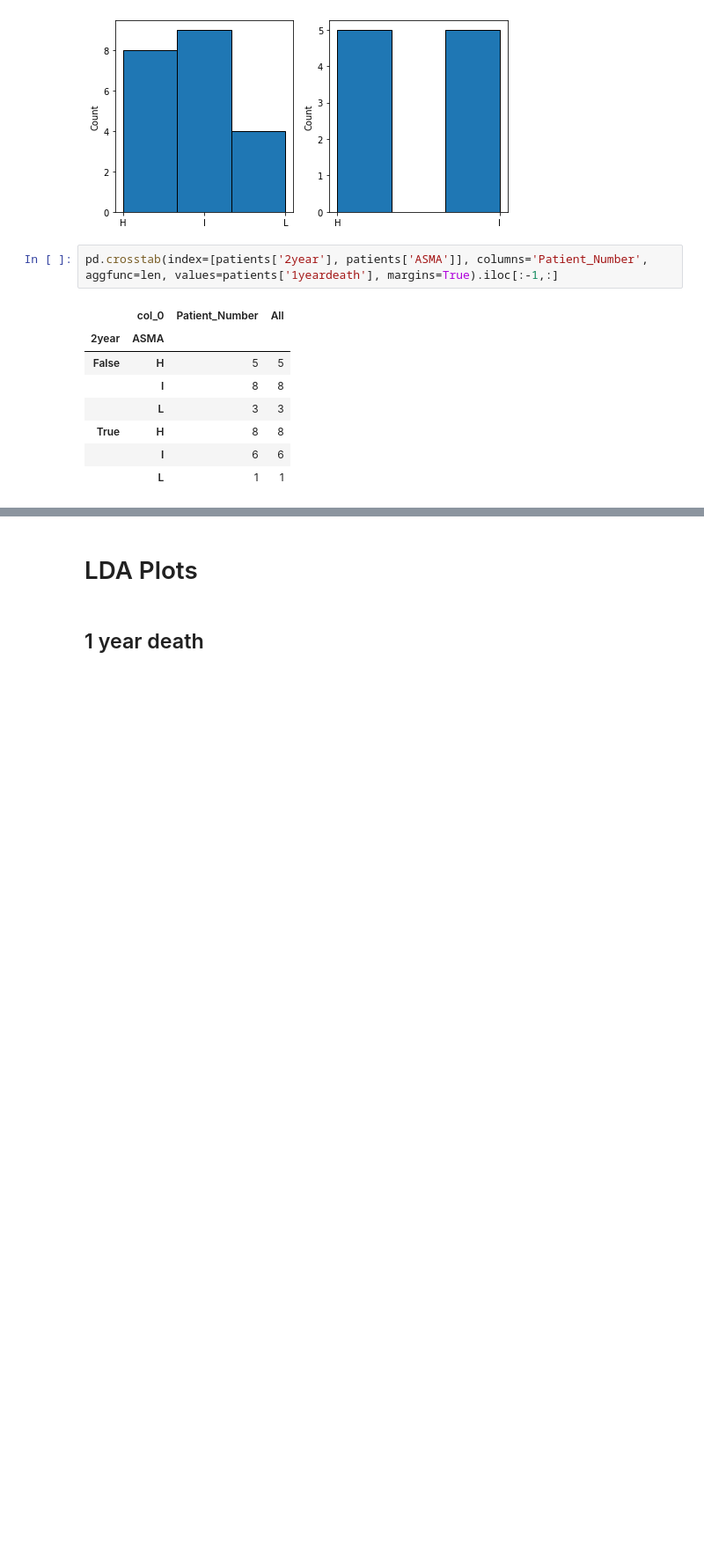
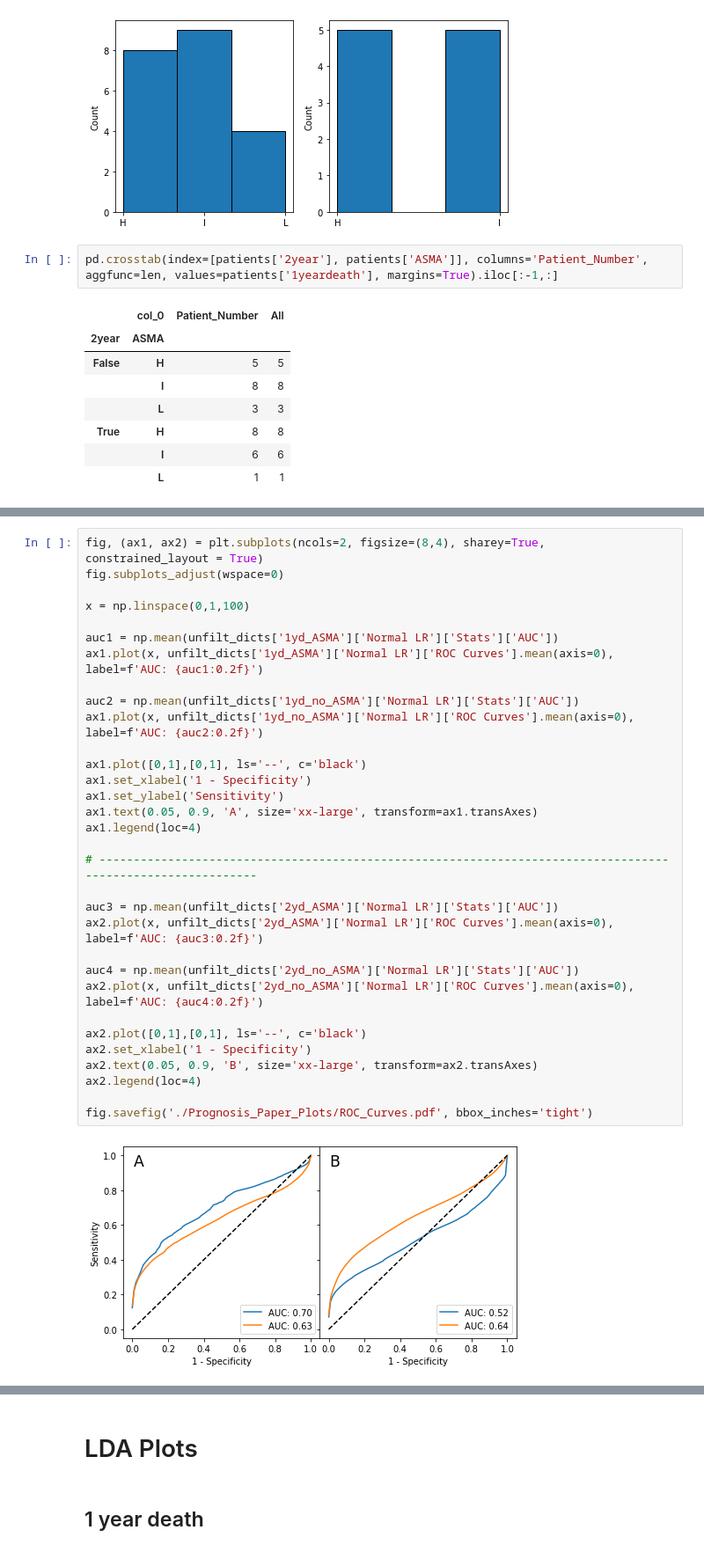
Before and after one commit to c-whitley/PHD, a Jupyter notebook: Prognosis_Plots.ipynb, the cells around one changed output, grey strips where cells are left out. Shown at 88% size. Drawn from its saved outputs; the diff is of its cells as text; blank space fills up the shorter version.

```diff
--- a/Prognosis_Plots.ipynb
+++ b/Prognosis_Plots.ipynb
@@ -144,0 +194,34 @@ TMA_1_C3
+# %%
+fig, (ax1, ax2) = plt.subplots(ncols=2, figsize=(8,4), sharey=True, constrained_layout = True)
+fig.subplots_adjust(wspace=0)
+
+x = np.linspace(0,1,100)
+
+auc1 = np.mean(unfilt_dicts['1yd_ASMA']['Normal LR']['Stats']['AUC'])
+ax1.plot(x, unfilt_dicts['1yd_ASMA']['Normal LR']['ROC Curves'].mean(axis=0), label=f'AUC: {auc1:0.2f}')
+
+auc2 = np.mean(unfilt_dicts['1yd_no_ASMA']['Normal LR']['Stats']['AUC'])
+ax1.plot(x, unfilt_dicts['1yd_no_ASMA']['Normal LR']['ROC Curves'].mean(axis=0), label=f'AUC: {auc2:0.2f}')
+
+ax1.plot([0,1],[0,1], ls='--', c='black')
+ax1.set_xlabel('1 - Specificity')
+ax1.set_ylabel('Sensitivity')
+ax1.text(0.05, 0.9, 'A', size='xx-large', transform=ax1.transAxes)
+ax1.legend(loc=4)
+
+# ------------------------------------------------------------------------------------------------------------
+
+auc3 = np.mean(unfilt_dicts['2yd_ASMA']['Normal LR']['Stats']['AUC'])
+ax2.plot(x, unfilt_dicts['2yd_ASMA']['Normal LR']['ROC Curves'].mean(axis=0), label=f'AUC: {auc3:0.2f}')
+
+auc4 = np.mean(unfilt_dicts['2yd_no_ASMA']['Normal LR']['Stats']['AUC'])
+ax2.plot(x, unfilt_dicts['2yd_no_ASMA']['Normal LR']['ROC Curves'].mean(axis=0), label=f'AUC: {auc4:0.2f}')
+
+ax2.plot([0,1],[0,1], ls='--', c='black')
+ax2.set_xlabel('1 - Specificity')
+ax2.text(0.05, 0.9, 'B', size='xx-large', transform=ax2.transAxes)
+ax2.legend(loc=4)
+
+fig.savefig('./Prognosis_Paper_Plots/ROC_Curves.pdf', bbox_inches='tight')
+# %% [output]
+[figure, added]
```
Also changed, not shown: parts of 54 cells of this notebook, 47 other files.
